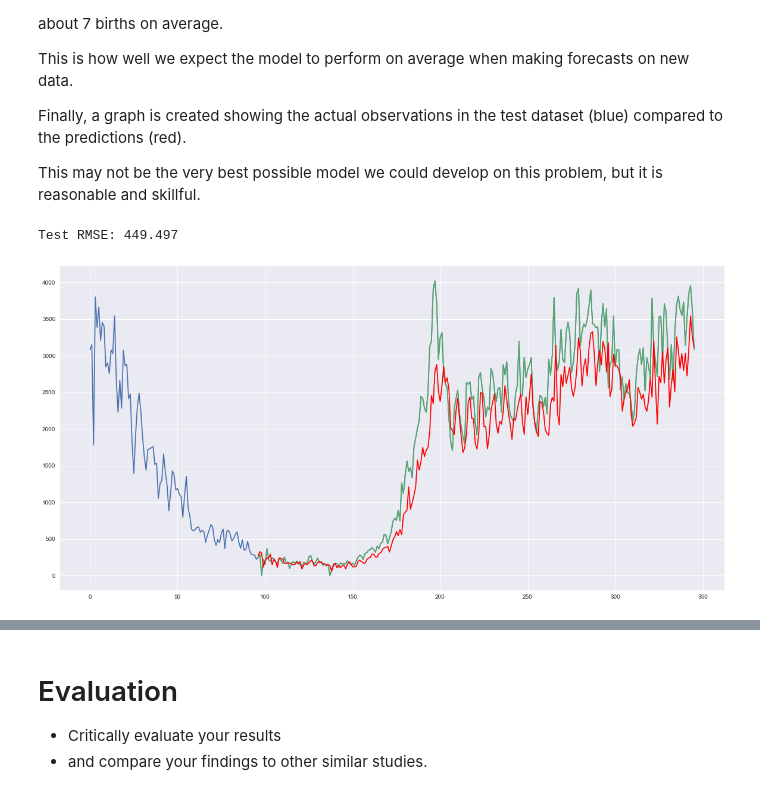
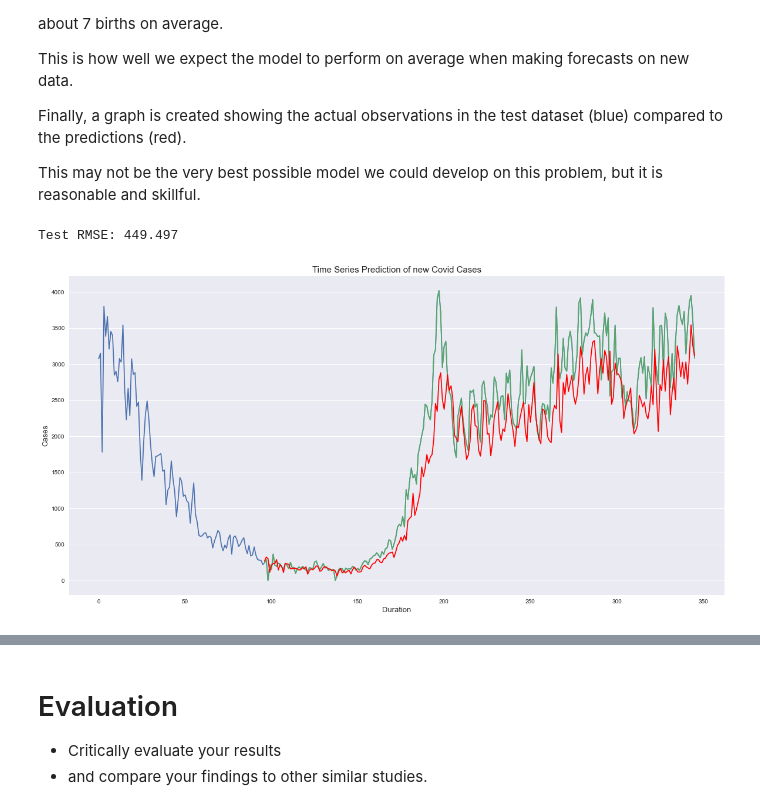
Before and after one commit to JustGinger888/DataScience, a Jupyter notebook: DataReport.ipynb, the cells around one changed output, grey strips where cells are left out. Cells and saved outputs as stored; diff of their text form; code cells hidden in the pictures.

```diff
--- a/DataReport.ipynb
+++ b/DataReport.ipynb
@@ -774,6 +774,7 @@ Finally, a graph is created showing the actual observations in the test dataset
 
 This may not be the very best possible model we could develop on this problem, but it is reasonable and skillful.
 # %%
+
 
 from pickle import TRUE
 import matplotlib.pyplot as plt
@@ -841,31 +842,38 @@ history = [train[i] for i in range(len(train))]
 predictions = list()
 testing = list()
 for t in range(len(test)):
 	yhat = predict(coef, history)
 	obs = test[t]
 	predictions.append(yhat)
 	testing.append(test[t])
 	history.append(obs)
 rmse = sqrt(mean_squared_error(test, predictions))
 print('Test RMSE: %.3f' % rmse)
 
 
 # plot
 fill = len(X)-len(test)
 fillArr = []
 for x in range(fill):
   fillArr.append(None)
 predictions = fillArr + predictions
 testing = fillArr + testing
 
 f = plt.figure()
 f.set_figwidth(20)
 f.set_figheight(10)
 
 plt.plot(X)
 plt.plot(testing)
 plt.plot(predictions, color='red')
+
+
+plt.ylabel('Cases',fontsize=13)
+plt.xlabel('Duration',fontsize=13)
+plt.title('Time Series Prediction of new Covid Cases', fontsize=15)
+plt.grid(axis='x')
+
 plt.show()
 # %% [output]
 Test RMSE: 449.497
-[figure, old version]
+[figure, new version]
```
Also changed, not shown: parts of 5 cells of this notebook.
